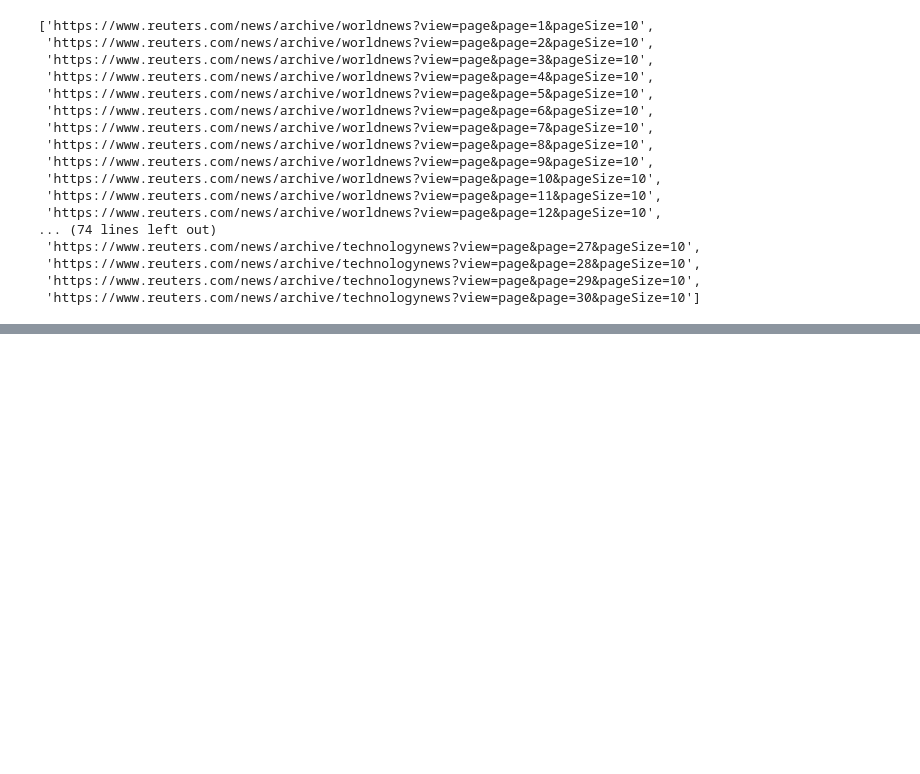
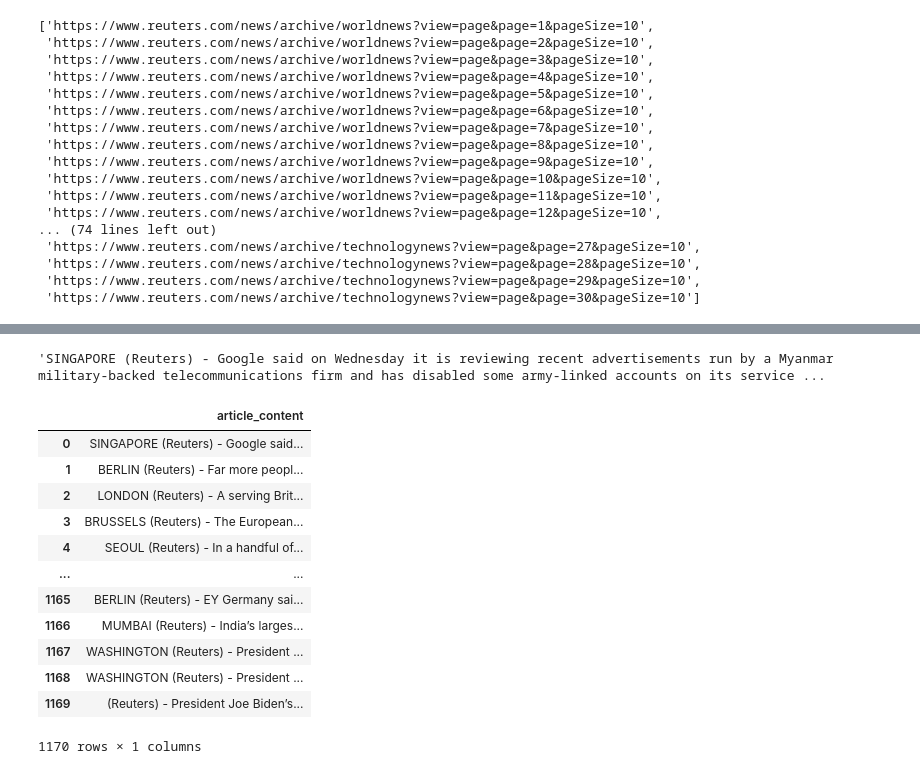
Before and after one commit to kyzers0ze/InstituteofData2021, a Jupyter notebook: presentations/Mini Project 3/Mini Project 3 - Reuters.ipynb, the cells around one changed output, grey strips where cells are left out. Cells and saved outputs as stored; diff of their text form; code cells hidden in the pictures; blank space fills up the shorter version.

```diff
--- a/presentations/Mini Project 3/Mini Project 3 - Reuters.ipynb
+++ b/presentations/Mini Project 3/Mini Project 3 - Reuters.ipynb
@@ -86,0 +151,21 @@ df.to_csv('Reuters_df_no_article_text.csv')
+# %%
+article_content[0]
+# %% [output]
+'SINGAPORE (Reuters) - Google said on Wednesday it is reviewing recent advertisements run by a Myanmar military-backed telecommunications firm and has disabled some army-linked accounts on its service ...
+# %%
+article_df = pd.DataFrame({'article_content':article_content})
+article_df
+# %% [output]
+|  | article_content |
+| 0 | SINGAPORE (Reuters) - Google said... |
+| 1 | BERLIN (Reuters) - Far more peopl... |
+| 2 | LONDON (Reuters) - A serving Brit... |
+| 3 | BRUSSELS (Reuters) - The European... |
+| 4 | SEOUL (Reuters) - In a handful of... |
+| ... | ... |
+| 1165 | BERLIN (Reuters) - EY Germany sai... |
+| 1166 | MUMBAI (Reuters) - India’s larges... |
+| 1167 | WASHINGTON (Reuters) - President ... |
+| 1168 | WASHINGTON (Reuters) - President ... |
+| 1169 | (Reuters) - President Joe Biden’s... |
+1170 rows × 1 columns
```
Also changed, not shown: parts of 6 cells of this notebook, 18 other files.
